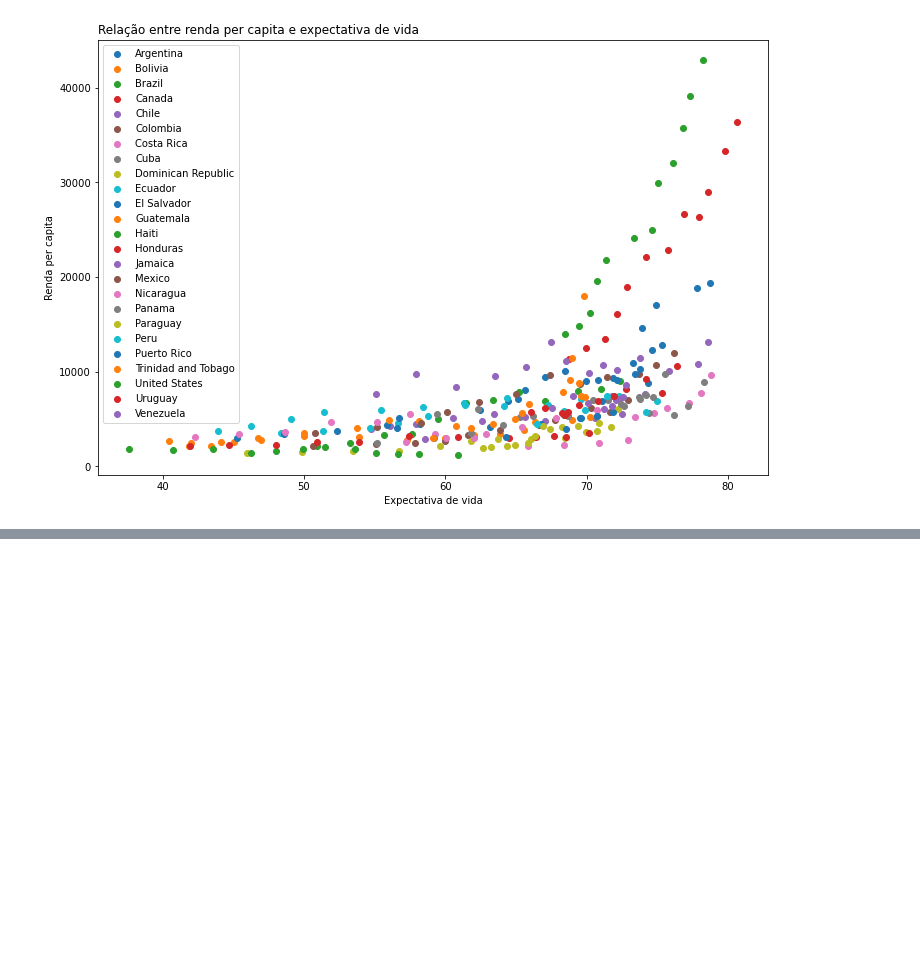
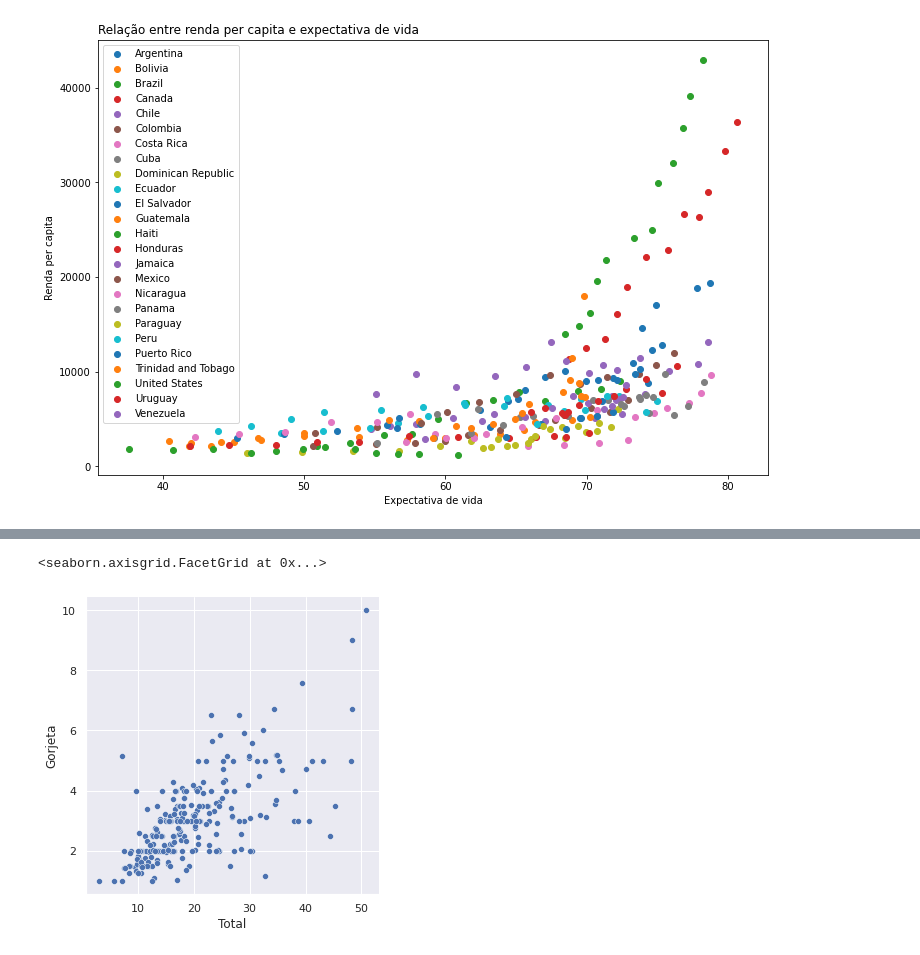
Before and after one commit to luizfernandopavanello/python_courses, a Jupyter notebook: soukAnalyticsPython/01_Programação_Python.ipynb, the cells around one changed output, grey strips where cells are left out. Saved outputs shown, nothing was run; the diff lists cells and outputs as text; code cells hidden in the pictures; blank space fills up the shorter version.

Commit message:
updated the files → seaborn

```diff
--- a/soukAnalyticsPython/01_Programação_Python.ipynb
+++ b/soukAnalyticsPython/01_Programação_Python.ipynb
@@ -886,0 +905,9 @@ Text(0, 0.5, 'Renda per capita')
+# %%
+# definir tema
+sns.set_theme(style='darkgrid')
+# %%
+# Dados
+Base_Dados = sns.load_dataset('tips')
+
+# Verificar
+Base_Dados.head()
@@ -886,0 +921,11 @@ Text(0, 0.5, 'Renda per capita')
+# %%
+# Renomeando colunas
+Base_Dados.rename(columns = {
+    'total_bill' : 'Total',
+    'tip' : 'Gorjeta',
+    'sex' : 'Sexo',
+    'smoker' : 'Fumante',
+     'day' : 'Dia',
+    'time' : 'Periodo',
+    'size' : 'Qte. Pessoas'
+}, inplace=True)
@@ -886,0 +941,7 @@ Text(0, 0.5, 'Renda per capita')
+# %%
+# Gráfico relplot
+
+sns.relplot(x = 'Total', y='Gorjeta', data=Base_Dados)
+# %% [output]
+<seaborn.axisgrid.FacetGrid at 0x...>
+[figure, added]
```
Also changed, not shown: parts of 14 cells of this notebook.
